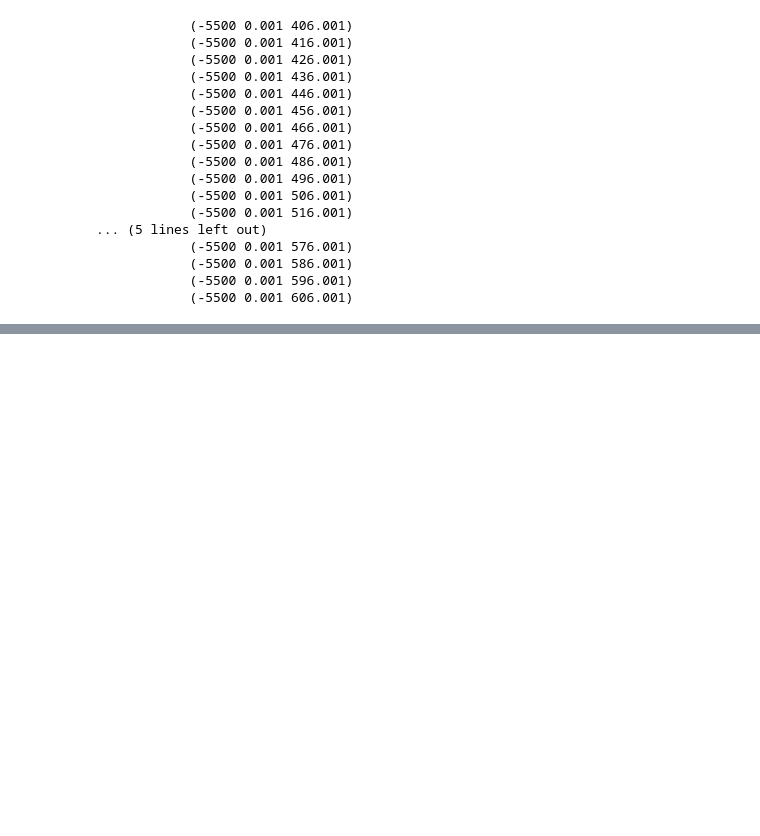
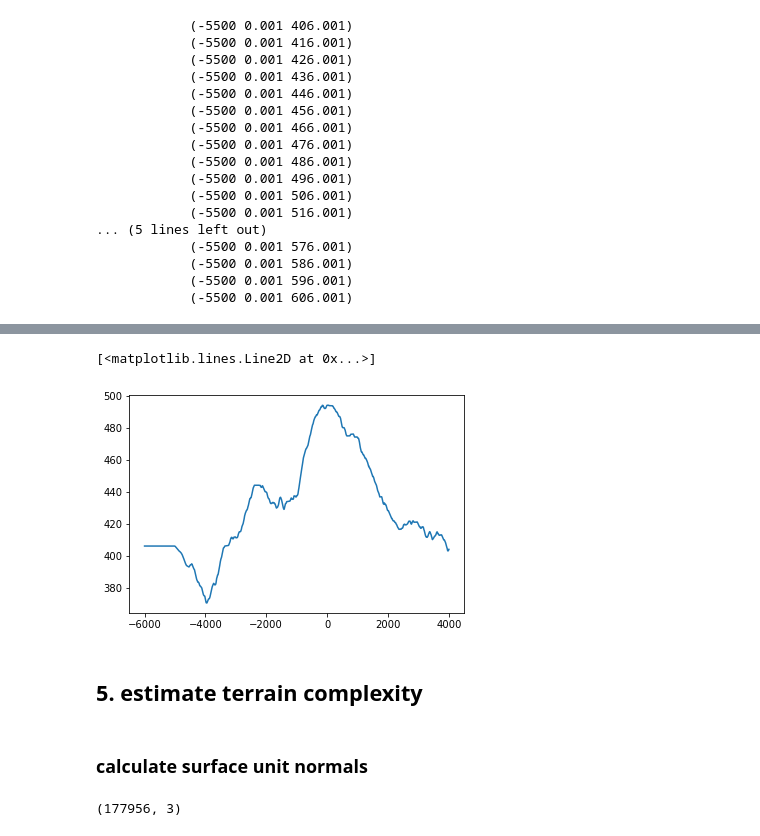
Before and after one commit to ewquon/mmctools, a Jupyter notebook: coupling/domain_setup_for_terrain.ipynb, the cells around one changed output, grey strips where cells are left out. Saved outputs shown, nothing was run; the diff lists cells and outputs as text; code cells hidden in the pictures; blank space fills up the shorter version.

```diff
--- a/coupling/domain_setup_for_terrain.ipynb
+++ b/coupling/domain_setup_for_terrain.ipynb
@@ -278,0 +339,12 @@ list_sample_points(-5500,0,406)
+# %%
+xi = newmsh.x.ravel()
+yi = newmsh.y.ravel()
+zi = newmsh.z.ravel()
+# %%
+trunc = np.where((yi > -100) & (yi < 100))
+xi = xi[trunc]
+yi = yi[trunc]
+zi = zi[trunc]
+# %%
+xo = np.arange(-6000,4001,10)
+yo = np.zeros(xo.shape)
@@ -278,0 +353,9 @@ list_sample_points(-5500,0,406)
+# %%
+inpoints = np.stack((xi,yi),axis=-1)
+outpoints = np.stack((xo,yo),axis=-1)
+zo = griddata(inpoints, zi, outpoints)
+# %%
+plt.plot(xo,zo)
+# %% [output]
+[<matplotlib.lines.Line2D at 0x...>]
+[figure, added]
@@ -278,0 +364,8 @@ list_sample_points(-5500,0,406)
+# %% [markdown]
+## 5. estimate terrain complexity
+# %% [markdown]
+### calculate surface unit normals
+# %%
+newmsh.normals.shape
+# %% [output]
+(177956, 3)
```
Also changed, not shown: parts of 26 cells of this notebook.
